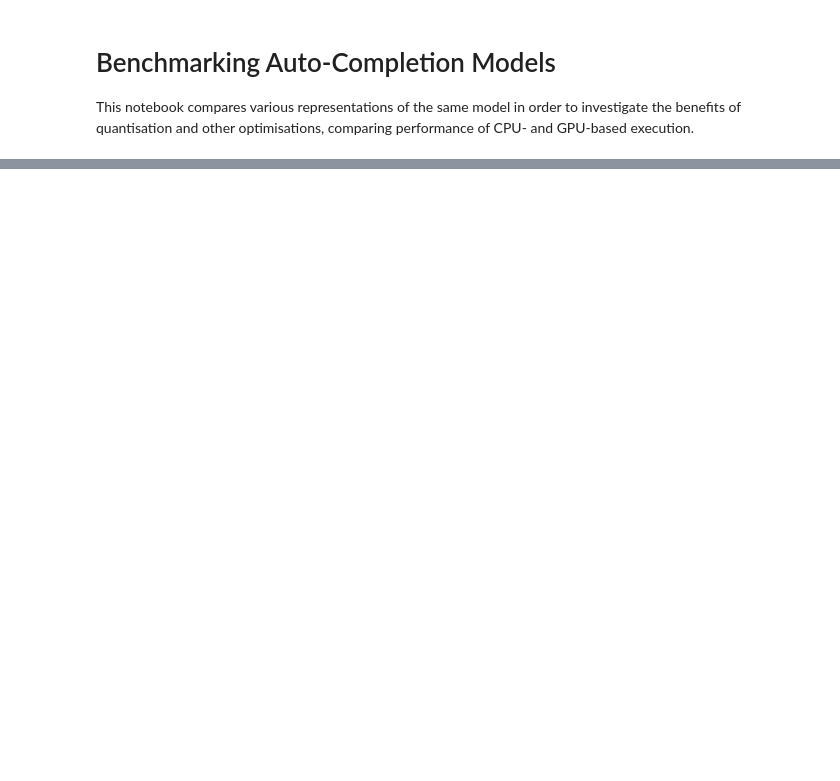
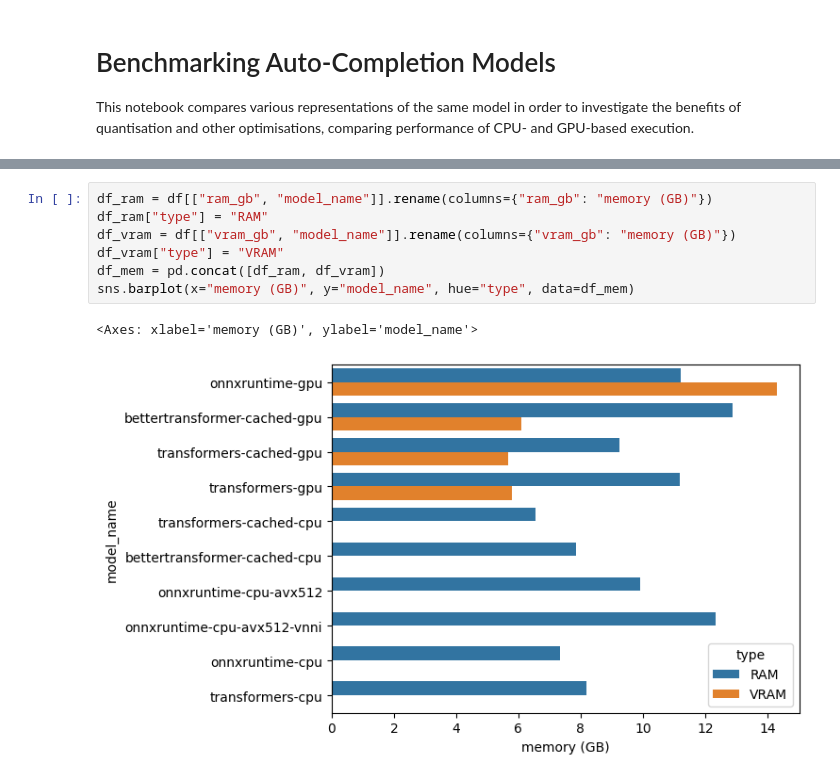
Before and after one commit to appliedAI-Initiative/autodev, a Jupyter notebook: autodev/benchmark_completion_models.ipynb, the cells around one changed output, grey strips where cells are left out. Saved outputs shown, nothing was run; the diff lists cells and outputs as text; blank space fills up the shorter version.

```diff
--- a/autodev/benchmark_completion_models.ipynb
+++ b/autodev/benchmark_completion_models.ipynb
@@ -192,0 +225,10 @@ INFO  2023-07-08 10:49:08,844 matplotlib.font_manager:_load_fontmanager - genera
+# %%
+df_ram = df[["ram_gb", "model_name"]].rename(columns={"ram_gb": "memory (GB)"})
+df_ram["type"] = "RAM"
+df_vram = df[["vram_gb", "model_name"]].rename(columns={"vram_gb": "memory (GB)"})
+df_vram["type"] = "VRAM"
+df_mem = pd.concat([df_ram, df_vram])
+sns.barplot(x="memory (GB)", y="model_name", hue="type", data=df_mem)
+# %% [output]
+<Axes: xlabel='memory (GB)', ylabel='model_name'>
+[figure, added]
```
Also changed, not shown: parts of 7 cells of this notebook.
